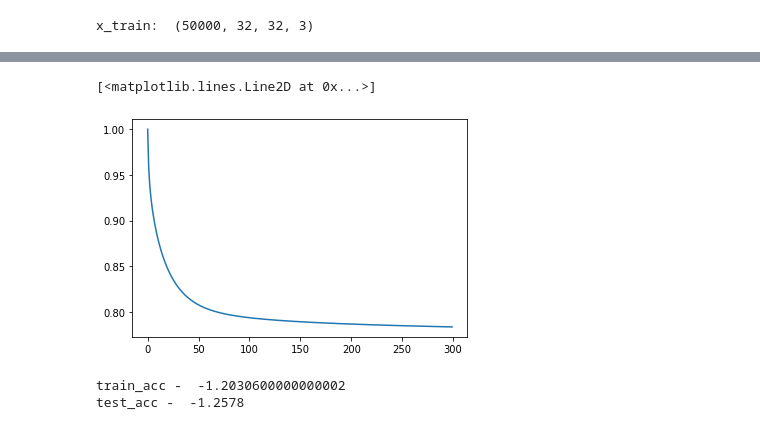
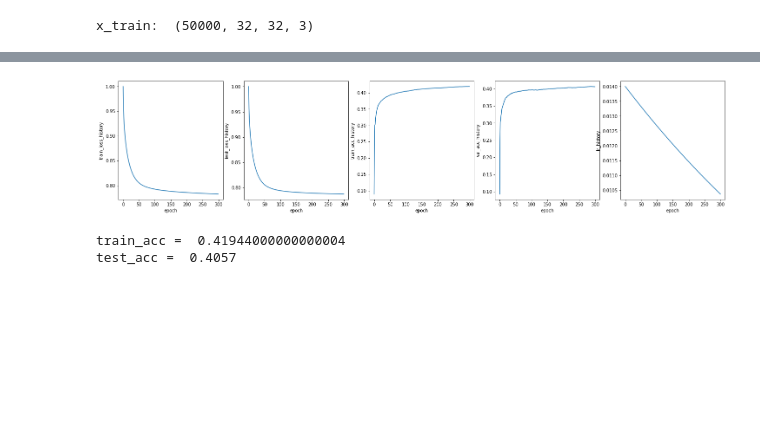
Before and after one commit to DinithiSilva/EN2550_Assignment4, a Jupyter notebook: part1.ipynb, the cells around one changed output, grey strips where cells are left out. Saved outputs shown, nothing was run; the diff lists cells and outputs as text; code cells hidden in the pictures; blank space fills up the shorter version.

```diff
--- a/part1.ipynb
+++ b/part1.ipynb
@@ -34,12 +40,14 @@ print(Ntr)
 batch_size = Ntr
 
 iterations =  300
-lr = 0.9e-2
+lr = 1.4e-2
 lr_decay=0.999
 reg = 5e-6
-loss_history = []
+train_loss_history = []
+test_loss_history = []
 train_acc_history = []
 val_acc_history = []
+lr_history=[lr]
 seed = 0
 rng = np.random.default_rng(seed=seed)
 for t in range(iterations):
@@ -47,12 +55,21 @@ for t in range(iterations):
     rng.shuffle(indices)
     x = x_train[indices]
     y = y_train[indices]
+    # Forward pass
     y_pred = x.dot(w1) + b1
-    # Forward pass
-    loss = 1./batch_size*np.square(y_pred-y).sum() + reg* np.sum(w1*w1)
-    loss_history.append(loss)
+    train_loss = 1./batch_size*np.square(y_pred-y).sum() + reg* np.sum(w1*w1)
+    train_loss_history.append(train_loss)
+    #testing - does not affect learning of the model
+    y_pred_test=x_test.dot(w1)+b1
+    test_loss = 1./Nte*np.square(y_pred_test-y_test).sum() + reg* np.sum(w1*w1)
+    test_loss_history.append(test_loss)
+    # calculating accuracies
+    train_acc=(1/batch_size)*(np.abs(np.argmax(y,axis=1)==np.argmax(y_pred,axis=1))).sum()
+    train_acc_history.append(train_acc)
+    val_acc=(1/Nte)*(np.abs(np.argmax(y_test,axis=1)==np.argmax(y_pred_test,axis=1))).sum()
+    val_acc_history.append(val_acc)
     if t%10==0:
-        print('Epoches %d / %d: loss %f' % (t, iterations, loss))
+        print('%d / %d: train loss:%f test loss:%f train_acc:%f test_acc:%f' % (t, iterations, train_loss,test_loss,train_acc,val_acc))
     # Backward pass
     dy_pred=1./batch_size*2.0*(y_pred-y)
     dw1=x.T.dot(dy_pred) + reg*w1
@@ -60,6 +77,7 @@ for t in range(iterations):
     w1 -= lr*dw1
     b1 -= lr*db1
     lr *=lr_decay
+    lr_history.append(lr)
 # %% [output]
 w1: (3072, 10)
 b1: (10,)
@@ -81,19 +99,27 @@ Epoches 290 / 300: loss 0.787001
-# %%
-plt.plot(loss_history)
-# %% [output]
-[<matplotlib.lines.Line2D at 0x...>]
-[figure, removed]
+# %%
+history_lists=[train_loss_history,test_loss_history,train_acc_history,val_acc_history,lr_history]
+titles=['train_loss_history','test_loss_history','train_acc_history','val_acc_history','lr_history']
+fig,ax=plt.subplots(1,5,figsize=(25,5))
+for i in range(len(history_lists)):
+        ax[i].plot(history_lists[i])
+        ax[i].set_ylabel(titles[i])
+        ax[i].set_xlabel("epoch")
+        ax[i].plot()
+# %% [output]
+[figure, added]
 # %%
 # Printing accuracies
 x_t=x_train
 y_pred=x_t.dot(w1)+b1
-train_acc= 1.0 - 1/Ntr*(np.abs(np.argmax(y_train,axis=1) - np.argmax(y_pred,axis=1))).sum()
-print("train_acc - ",train_acc)
+batch_size=Ntr
+train_acc= 1/batch_size*((np.argmax(y_train,axis=1) == np.argmax(y_pred,axis=1))).sum()
+print("train_acc = ",train_acc)
 
 x_t=x_test
 y_pred=x_t.dot(w1)+b1
-test_acc= 1.0 - 1/Nte*(np.abs(np.argmax(y_test,axis=1) - np.argmax(y_pred,axis=1))).sum()
-print("test_acc - ",test_acc)
+batch_size=Nte
+test_acc= 1/batch_size*((np.argmax(y_test,axis=1) == np.argmax(y_pred,axis=1))).sum()
+print("test_acc = ",test_acc)
 # %% [output]
-train_acc -  -1.2030600000000002
-test_acc -  -1.2578
+train_acc =  0.41944000000000004
+test_acc =  0.4057
```
Also changed, not shown: parts of 4 cells of this notebook.
